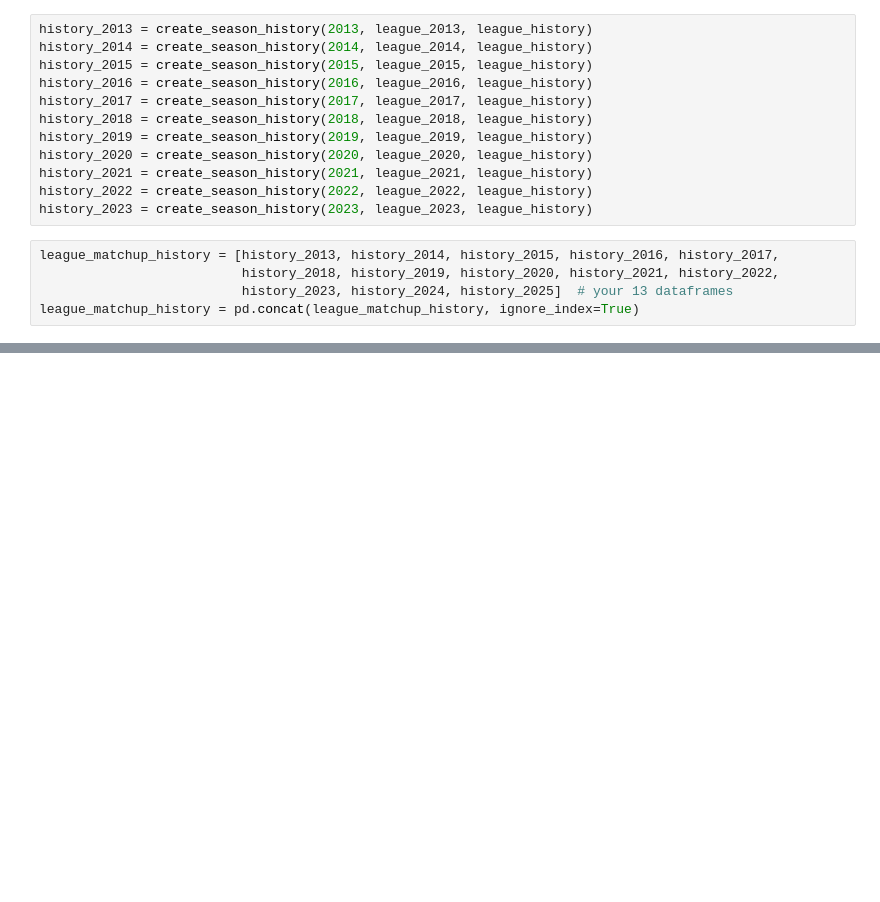
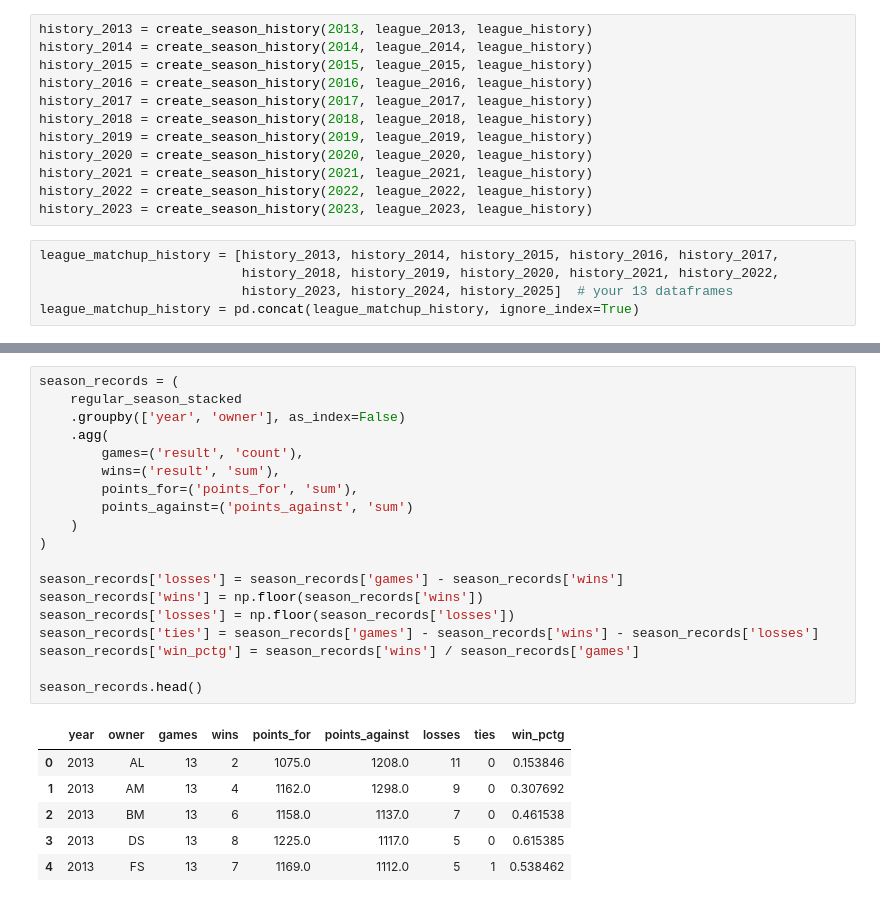
Before and after one commit to pselling520/dragons_league_data_2025, a Jupyter notebook: League Exploration.ipynb, the cells around one changed output, grey strips where cells are left out. Drawn from its saved outputs; the diff is of its cells as text; blank space fills up the shorter version.

```diff
--- a/League Exploration.ipynb
+++ b/League Exploration.ipynb
@@ -240,0 +276,26 @@ league_matchup_history
+# %%
+season_records = (
+    regular_season_stacked
+    .groupby(['year', 'owner'], as_index=False)
+    .agg(
+        games=('result', 'count'),
+        wins=('result', 'sum'),
+        points_for=('points_for', 'sum'),
+        points_against=('points_against', 'sum')
+    )
+)
+
+season_records['losses'] = season_records['games'] - season_records['wins']
+season_records['wins'] = np.floor(season_records['wins'])
+season_records['losses'] = np.floor(season_records['losses'])
+season_records['ties'] = season_records['games'] - season_records['wins'] - season_records['losses']
+season_records['win_pctg'] = season_records['wins'] / season_records['games']
+
+season_records.head()
+# %% [output]
+|  | year | owner | games | wins | points_for | points_against | losses | ties | win_pctg |
+| 0 | 2013 | AL | 13 | 2 | 1075.0 | 1208.0 | 11 | 0 | 0.153846 |
+| 1 | 2013 | AM | 13 | 4 | 1162.0 | 1298.0 | 9 | 0 | 0.307692 |
+| 2 | 2013 | BM | 13 | 6 | 1158.0 | 1137.0 | 7 | 0 | 0.461538 |
+| 3 | 2013 | DS | 13 | 8 | 1225.0 | 1117.0 | 5 | 0 | 0.615385 |
+| 4 | 2013 | FS | 13 | 7 | 1169.0 | 1112.0 | 5 | 1 | 0.538462 |
```
Also changed, not shown: parts of 9 cells of this notebook.
